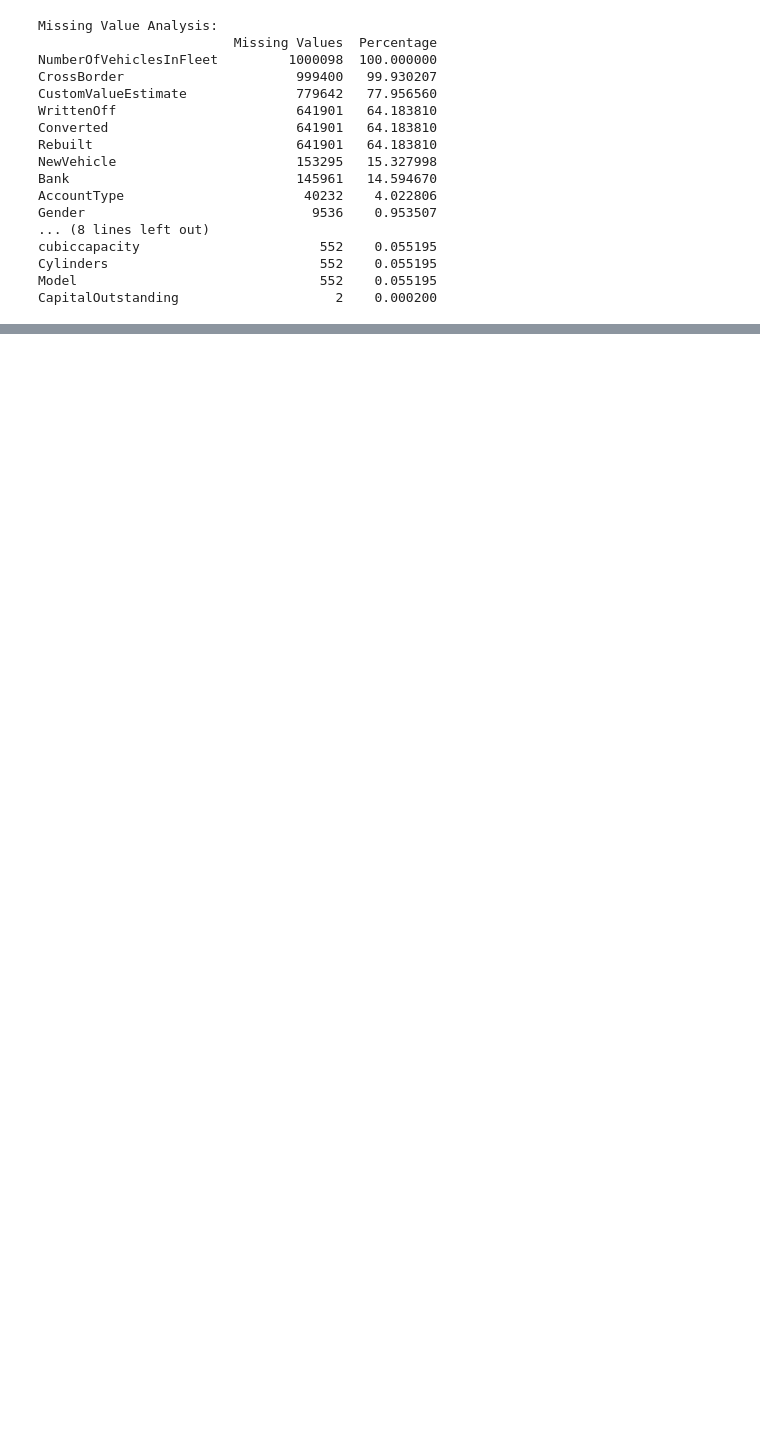
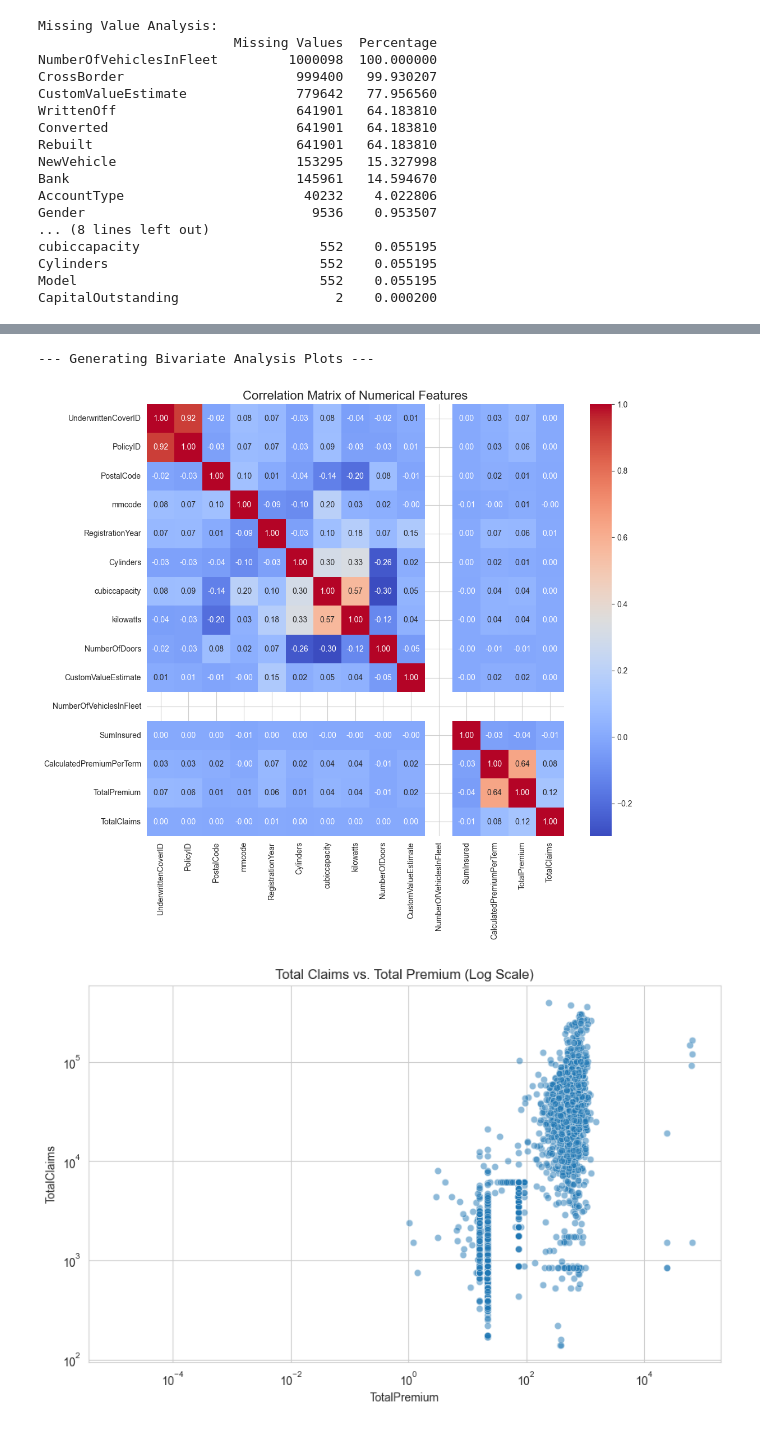
Before and after one commit to Eyoab11/Insurance-Risk-Analytics, a Jupyter notebook: notebooks/eda.ipynb, the cells around one changed output, grey strips where cells are left out. Saved outputs shown, nothing was run; the diff lists cells and outputs as text; code cells hidden in the pictures; blank space fills up the shorter version.

```diff
--- a/notebooks/eda.ipynb
+++ b/notebooks/eda.ipynb
@@ -77,0 +134,24 @@ CapitalOutstanding                    2    0.000200
+# %%
+print("--- Generating Bivariate Analysis Plots ---")
+
+# Correlation matrix for numerical features
+plt.figure(figsize=(12, 10))
+numeric_df = df.select_dtypes(include=np.number)
+correlation_matrix = numeric_df.corr()
+sns.heatmap(correlation_matrix, annot=True, cmap='coolwarm', fmt=".2f")
+plt.title('Correlation Matrix of Numerical Features', fontsize=16)
+plt.savefig(os.path.join(PLOTS_DIR, 'correlation_matrix.png'), bbox_inches='tight', dpi=150)
+plt.show()
+
+# Scatter plot: TotalPremium vs. TotalClaims
+plt.figure(figsize=(10, 6))
+sns.scatterplot(data=df, x='TotalPremium', y='TotalClaims', alpha=0.5)
+plt.title('Total Claims vs. Total Premium (Log Scale)')
+plt.xscale('log')
+plt.yscale('log')
+plt.savefig(os.path.join(PLOTS_DIR, 'scatter_premium_vs_claims.png'), bbox_inches='tight', dpi=150)
+plt.show()
+# %% [output]
+--- Generating Bivariate Analysis Plots ---
+[figure, added]
+[figure, added]
```
Also changed, not shown: parts of 9 cells of this notebook, 18 other files.
